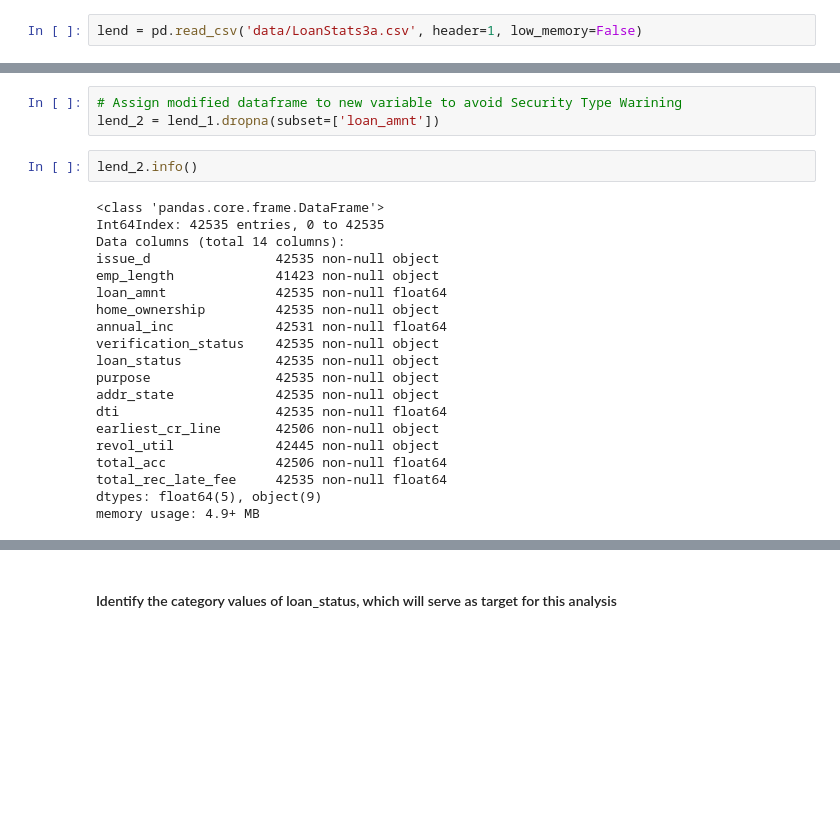
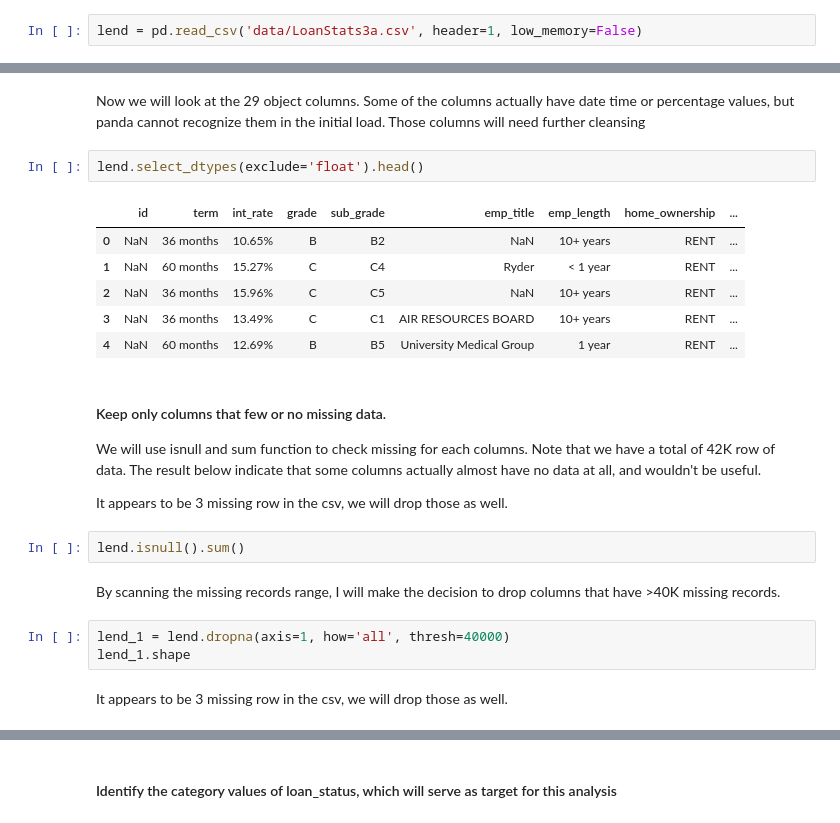
Before and after one commit to sittingman/lending_repayment, a Jupyter notebook: data_wrangling.ipynb, the cells around one changed output, grey strips where cells are left out. Cells and saved outputs as stored; diff of their text form; blank space fills up the shorter version.

```diff
--- a/data_wrangling.ipynb
+++ b/data_wrangling.ipynb
@@ -96,25 +34,26 @@ print(lend_1[lend_1.loan_amnt.isnull()])
-# %%
-# Assign modified dataframe to new variable to avoid Security Type Warining
-lend_2 = lend_1.dropna(subset=['loan_amnt'])
-# %%
-lend_2.info()
-# %% [output]
-<class 'pandas.core.frame.DataFrame'>
-Int64Index: 42535 entries, 0 to 42535
-Data columns (total 14 columns):
-issue_d                42535 non-null object
-emp_length             41423 non-null object
-loan_amnt              42535 non-null float64
-home_ownership         42535 non-null object
-annual_inc             42531 non-null float64
-verification_status    42535 non-null object
-loan_status            42535 non-null object
-purpose                42535 non-null object
-addr_state             42535 non-null object
-dti                    42535 non-null float64
-earliest_cr_line       42506 non-null object
-revol_util             42445 non-null object
-total_acc              42506 non-null float64
-total_rec_late_fee     42535 non-null float64
-dtypes: float64(5), object(9)
-memory usage: 4.9+ MB
+# %% [markdown]
+Now we will look at the 29 object columns. Some of the columns actually have date time or percentage values, but panda cannot recognize them in the initial load. Those columns will need further cleansing
+# %%
+lend.select_dtypes(exclude='float').head()
+# %% [output]
+|  | id | term | int_rate | grade | sub_grade | emp_title | emp_length | home_ownership | ... |
+| 0 | NaN | 36 months | 10.65% | B | B2 | NaN | 10+ years | RENT | ... |
+| 1 | NaN | 60 months | 15.27% | C | C4 | Ryder | < 1 year | RENT | ... |
+| 2 | NaN | 36 months | 15.96% | C | C5 | NaN | 10+ years | RENT | ... |
+| 3 | NaN | 36 months | 13.49% | C | C1 | AIR RESOURCES BOARD | 10+ years | RENT | ... |
+| 4 | NaN | 60 months | 12.69% | B | B5 | University Medical Group | 1 year | RENT | ... |
+# %% [markdown]
+#### Keep only columns that few or no missing data.
+
+We will use isnull and sum function to check missing for each columns. Note that we have a total of 42K row of data. The result below indicate that some columns actually almost have no data at all, and wouldn't be useful.
+
+It appears to be 3 missing row in the csv, we will drop those as well.
+# %%
+lend.isnull().sum()
+# %% [markdown]
+By scanning the missing records range, I will make the decision to drop columns that have >40K missing records.
+# %%
+lend_1 = lend.dropna(axis=1, how='all', thresh=40000)
+lend_1.shape
+# %% [markdown]
+It appears to be 3 missing row in the csv, we will drop those as well.
```
Also changed, not shown: parts of 44 cells of this notebook.
